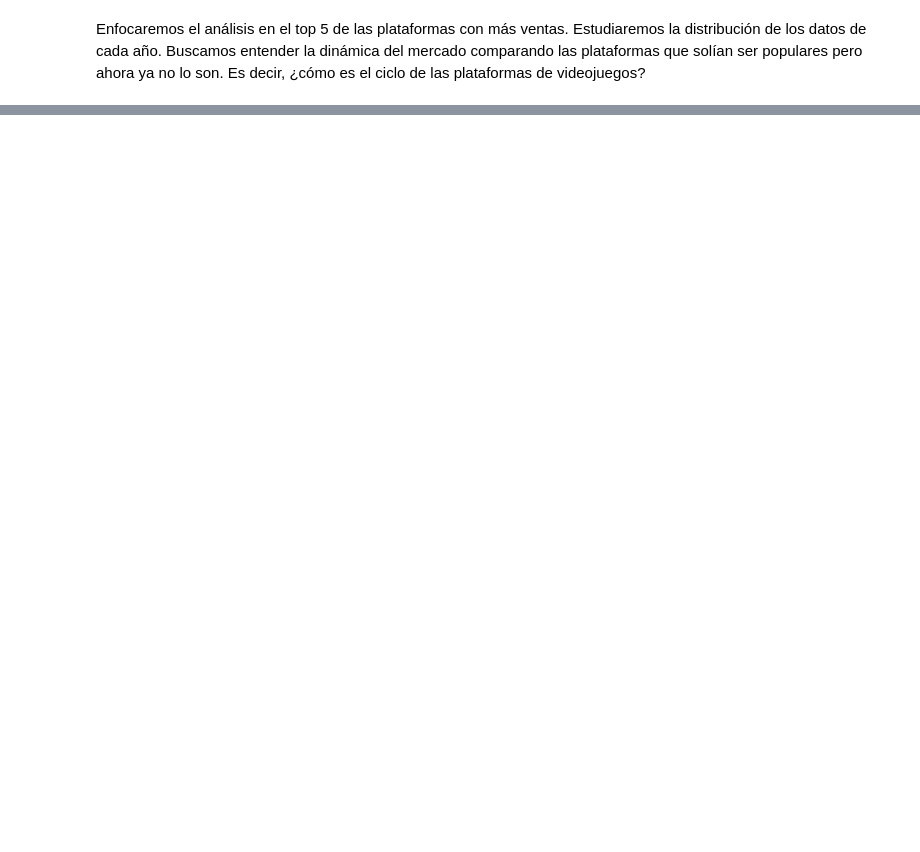
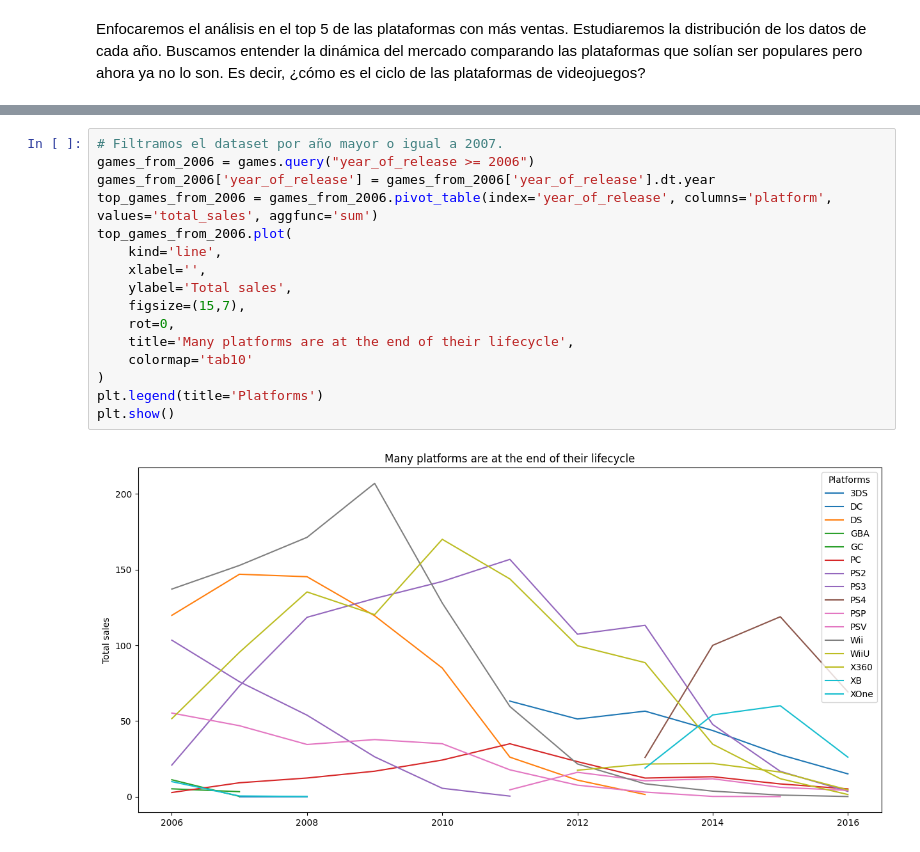
Before and after one commit to Victor-Mier/statistical_analysis, a Jupyter notebook: notebook.ipynb, the cells around one changed output, grey strips where cells are left out. Drawn from its saved outputs; the diff is of its cells as text; blank space fills up the shorter version.

```diff
--- a/notebook.ipynb
+++ b/notebook.ipynb
@@ -534,0 +600,18 @@ sales_per_year[sales_per_year['platform'].isin(top_5_platforms_list)][['total_sa
+# %%
+# Filtramos el dataset por año mayor o igual a 2007.
+games_from_2006 = games.query("year_of_release >= 2006")
+games_from_2006['year_of_release'] = games_from_2006['year_of_release'].dt.year
+top_games_from_2006 = games_from_2006.pivot_table(index='year_of_release', columns='platform', values='total_sales', aggfunc='sum')
+top_games_from_2006.plot(
+    kind='line',
+    xlabel='',
+    ylabel='Total sales',
+    figsize=(15,7),
+    rot=0,
+    title='Many platforms are at the end of their lifecycle',
+    colormap='tab10'
+)
+plt.legend(title='Platforms')
+plt.show()
+# %% [output]
+[figure, added]
```
Also changed, not shown: parts of 16 cells of this notebook.
